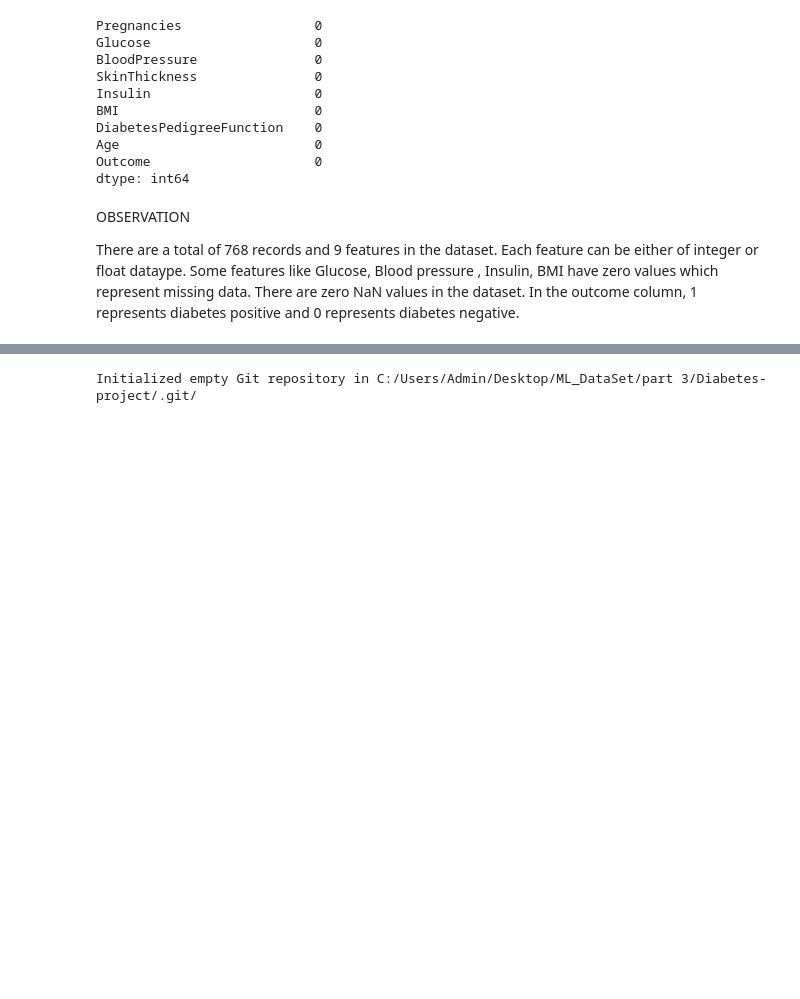
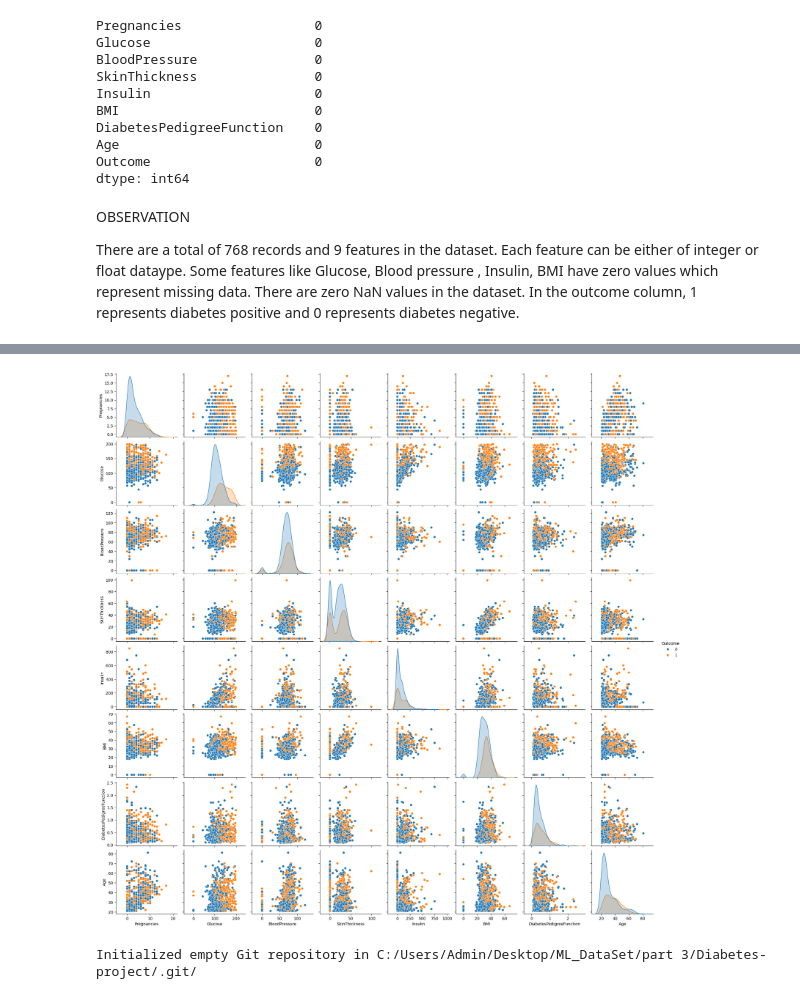
Before and after one commit to felista47/diabetes-prediction-model, a Jupyter notebook: diabetes.ipynb, the cells around one changed output, grey strips where cells are left out. Cells and saved outputs as stored; diff of their text form; code cells hidden in the pictures; blank space fills up the shorter version.

```diff
--- a/diabetes.ipynb
+++ b/diabetes.ipynb
@@ -84,0 +117,8 @@ STEP 2: DATA VISUALIZATION
+# %%
+# Pairplot
+import seaborn as sns
+
+sns.pairplot(data = dataset, hue = 'Outcome')
+plt.show()
+# %% [output]
+[figure, added]
```
Also changed, not shown: parts of 8 cells of this notebook.
